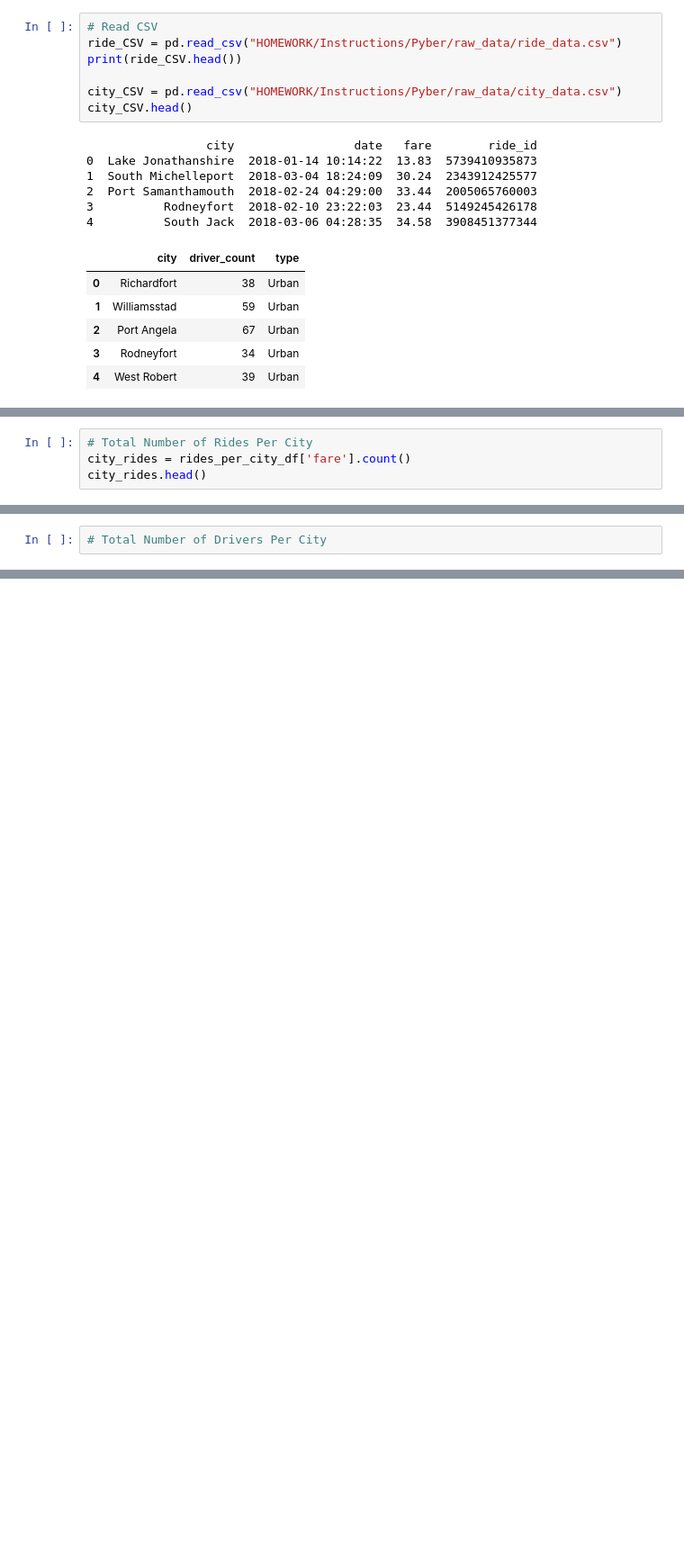
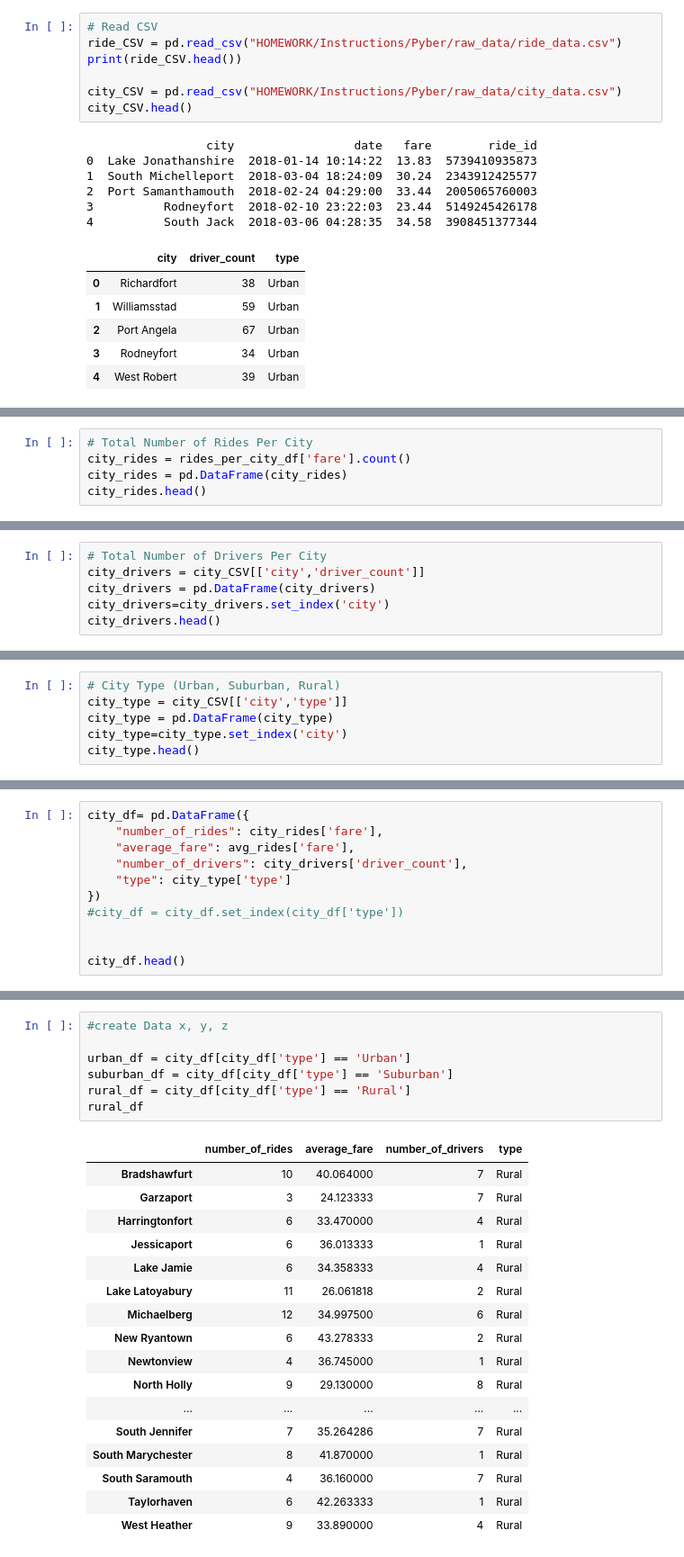
Before and after one commit to kfarner92/matplotlib-challenge, a Jupyter notebook: Pyber-KF.ipynb, the cells around one changed output, grey strips where cells are left out. Shown: that part at 90% size. Drawn from its saved outputs; the diff is of its cells as text; blank space fills up the shorter version.

```diff
--- a/Pyber-KF.ipynb
+++ b/Pyber-KF.ipynb
@@ -76,5 +79,6 @@ Name: fare, dtype: float64
 # %%
 # Total Number of Rides Per City
 city_rides = rides_per_city_df['fare'].count()
+city_rides = pd.DataFrame(city_rides)
 city_rides.head()
 # %% [output]
@@ -88,3 +92,7 @@ Name: fare, dtype: int64
 # %%
 # Total Number of Drivers Per City
+city_drivers = city_CSV[['city','driver_count']]
+city_drivers = pd.DataFrame(city_drivers)
+city_drivers=city_drivers.set_index('city')
+city_drivers.head()
 # %% [output]
@@ -91,0 +106,6 @@ AttributeError: 'DataFrame' object has no attribute 'pd'
+# %%
+# City Type (Urban, Suburban, Rural)
+city_type = city_CSV[['city','type']]
+city_type = pd.DataFrame(city_type)
+city_type=city_type.set_index('city')
+city_type.head()
@@ -91,0 +120,11 @@ AttributeError: 'DataFrame' object has no attribute 'pd'
+# %%
+city_df= pd.DataFrame({
+    "number_of_rides": city_rides['fare'],
+    "average_fare": avg_rides['fare'],
+    "number_of_drivers": city_drivers['driver_count'],
+    "type": city_type['type']
+})
+#city_df = city_df.set_index(city_df['type'])
+
+
+city_df.head()
@@ -91,0 +138,25 @@ AttributeError: 'DataFrame' object has no attribute 'pd'
+# %%
+#create Data x, y, z
+
+urban_df = city_df[city_df['type'] == 'Urban']
+suburban_df = city_df[city_df['type'] == 'Suburban']
+rural_df = city_df[city_df['type'] == 'Rural']
+rural_df
+# %% [output]
+|  | number_of_rides | average_fare | number_of_drivers | type |
+| Bradshawfurt | 10 | 40.064000 | 7 | Rural |
+| Garzaport | 3 | 24.123333 | 7 | Rural |
+| Harringtonfort | 6 | 33.470000 | 4 | Rural |
+| Jessicaport | 6 | 36.013333 | 1 | Rural |
+| Lake Jamie | 6 | 34.358333 | 4 | Rural |
+| Lake Latoyabury | 11 | 26.061818 | 2 | Rural |
+| Michaelberg | 12 | 34.997500 | 6 | Rural |
+| New Ryantown | 6 | 43.278333 | 2 | Rural |
+| Newtonview | 4 | 36.745000 | 1 | Rural |
+| North Holly | 9 | 29.130000 | 8 | Rural |
+| ... | ... | ... | ... | ... |
+| South Jennifer | 7 | 35.264286 | 7 | Rural |
+| South Marychester | 8 | 41.870000 | 1 | Rural |
+| South Saramouth | 4 | 36.160000 | 7 | Rural |
+| Taylorhaven | 6 | 42.263333 | 1 | Rural |
+| West Heather | 9 | 33.890000 | 4 | Rural |
```
Also changed, not shown: parts of 8 cells of this notebook, 2 other files.
